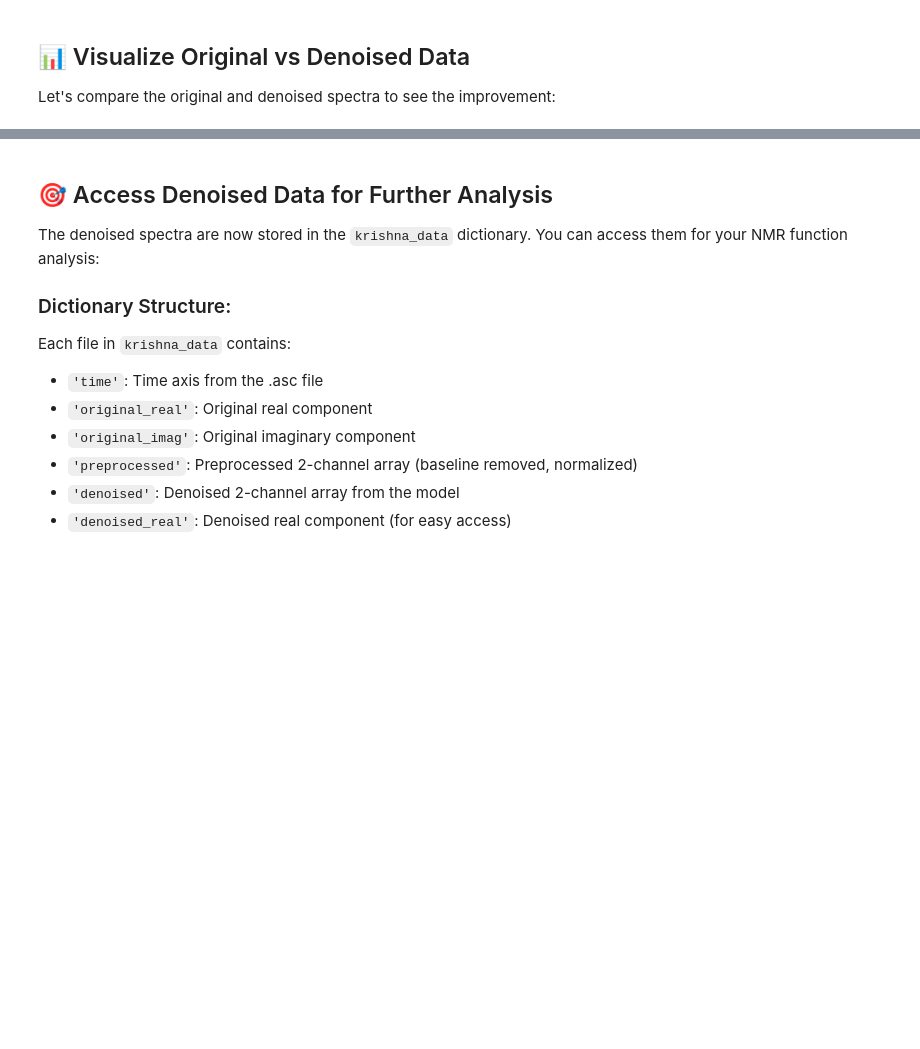
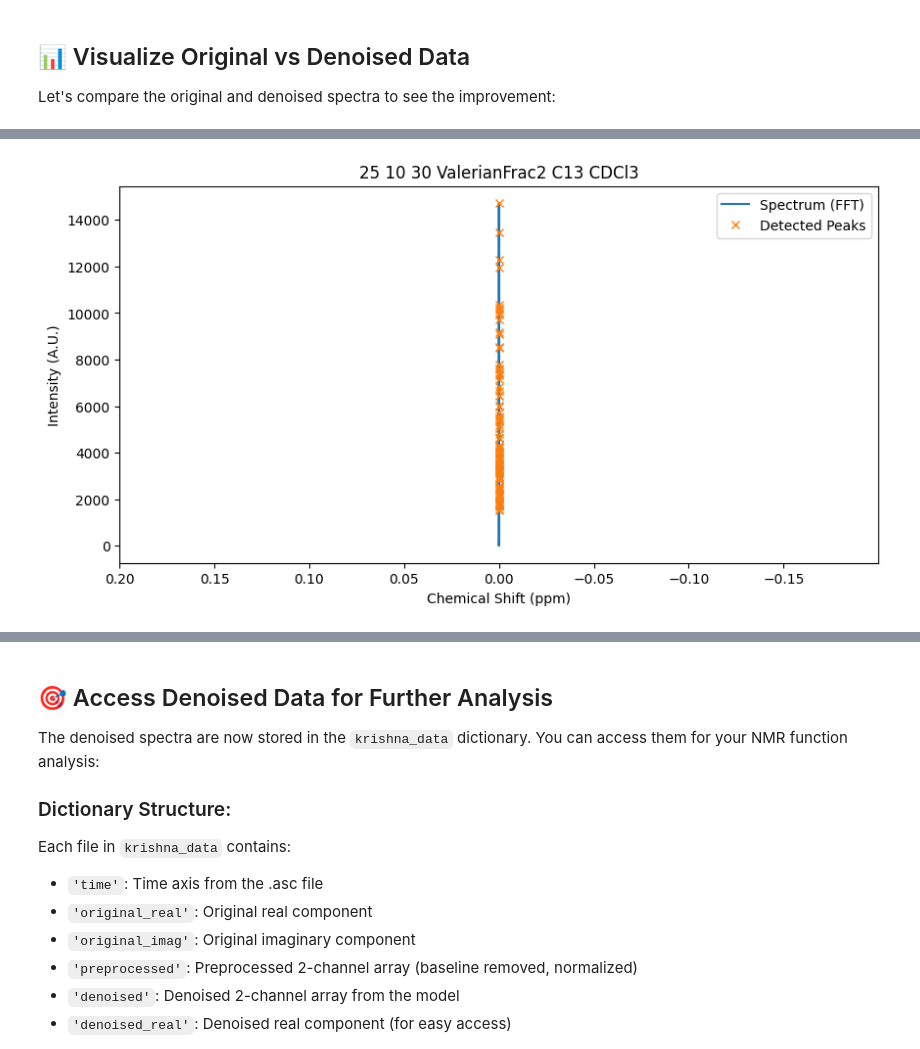
Before and after one commit to Quintinlf/NMR-Project, a Jupyter notebook: peak_assignment.ipynb, the cells around one changed output, grey strips where cells are left out. Saved outputs shown, nothing was run; the diff lists cells and outputs as text; code cells hidden in the pictures; blank space fills up the shorter version.

```diff
--- a/peak_assignment.ipynb
+++ b/peak_assignment.ipynb
@@ -388,0 +431,86 @@ File: 25_10_30_ValerianFrac2_H1_CDCl3.asc
+# %%
+# --- Fourier Transform: FID to Frequency Spectrum ---
+from scipy.fft import fft, fftfreq, fftshift
+from scipy.signal import find_peaks
+import matplotlib.pyplot as plt
+import numpy as np
+
+# Spectrometer frequency for ppm conversion
+SPECTROMETER_FREQ_MHZ = 399.78219838
+
+print(f"📊 Transforming {len(krishna_data)} denoised FIDs to frequency spectra...")
+
+for filename, fid_dict in krishna_data.items():
+    # Get denoised FID data
+    denoised_real = fid_dict['denoised'][0]
+    denoised_imag = fid_dict['denoised'][1]
+
+    # Create complex FID
+    fid_complex = denoised_real + 1j * denoised_imag
+
+    # Apply FFT
+    spectrum = fft(fid_complex)
+
+    # Calculate frequency axis (Hz)
+    dt = fid_dict['time'][1] - fid_dict['time'][0]  # Time step
+    frequencies = fftfreq(len(fid_complex), d=dt)
+    magnitude = np.abs(spectrum)
+
+    # Extract POSITIVE frequencies only (NMR convention)
+    positive_mask = frequencies >= 0
+    positive_frequencies = frequencies[positive_mask]
+    positive_magnitude = magnitude[positive_mask]
+
+    # Convert positive frequencies to ppm and apply fftshift for proper centering
+    ppm_axis = fftshift(positive_frequencies) / (SPECTROMETER_FREQ_MHZ * 1e6)
+    magnitude_shifted = fftshift(positive_magnitude)
+
+    # Parameters for peak detection (matching reference notebook)
+    ppm_range = 12  # Spectra typically goes from 0 to 12 ppm
+    n_points = len(positive_magnitude)
+
+    # Calculate resolution (Hz per point and ppm per point)
+    hz_per_point = (ppm_range * SPECTROMETER_FREQ_MHZ) / n_points
+    ppm_per_point = ppm_range / n_points
+
+    # Choose min distance in Hz (7 Hz typical for J-coupling separation)
+    min_distance_hz = 7
+    min_distance_pts = int(min_distance_hz / hz_per_point)
+
+    # Set thresholds for peak detection
+    height_threshold = 0.1 * max(magnitude_shifted)  # 10% of max intensity
+    min_prominence = 0.05 * max(magnitude_shifted)   # 5% of max intensity
+
+    # Find peaks to determine zoom range
+    peaks, properties = find_peaks(
+        magnitude_shifted,
+        height=height_threshold,
+        distance=min_distance_pts,
+        prominence=min_prominence
+    )
+
+    # Auto-zoom based on detected peaks (like reference)
+    if len(peaks) > 0:
+        peak_ppms = ppm_axis[peaks]
+        x_min = peak_ppms.min() - 0.2  # Add buffer
+        x_max = peak_ppms.max() + 0.2
+    else:
+        # If no peaks, show full range
+        x_min = 0
+        x_max = 12
+
+    # Plot with reference style
+    plt.figure(figsize=(10, 5))
+    plt.plot(ppm_axis, magnitude_shifted, label="Spectrum (FFT)")
+    if len(peaks) > 0:
+        plt.plot(ppm_axis[peaks], magnitude_shifted[peaks], "x", label="Detected Peaks")
+    plt.gca().invert_xaxis()  # NMR convention: high ppm on left
+    plt.title(filename.replace('.asc', '').replace('_', ' '))
+    plt.xlabel('Chemical Shift (ppm)')
+    plt.ylabel('Intensity (A.U.)')
+    plt.xlim(x_max, x_min)  # Zoom to detected signal region
+    plt.legend()
+    plt.show()
+
+print(f"✅ Transformed all {len(krishna_data)} spectra")
+# %% [output]
@@ -388,0 +518 @@ File: 25_10_30_ValerianFrac2_H1_CDCl3.asc
+[figure, added]
```
Also changed, not shown: parts of 7 cells of this notebook, 7 other files.
